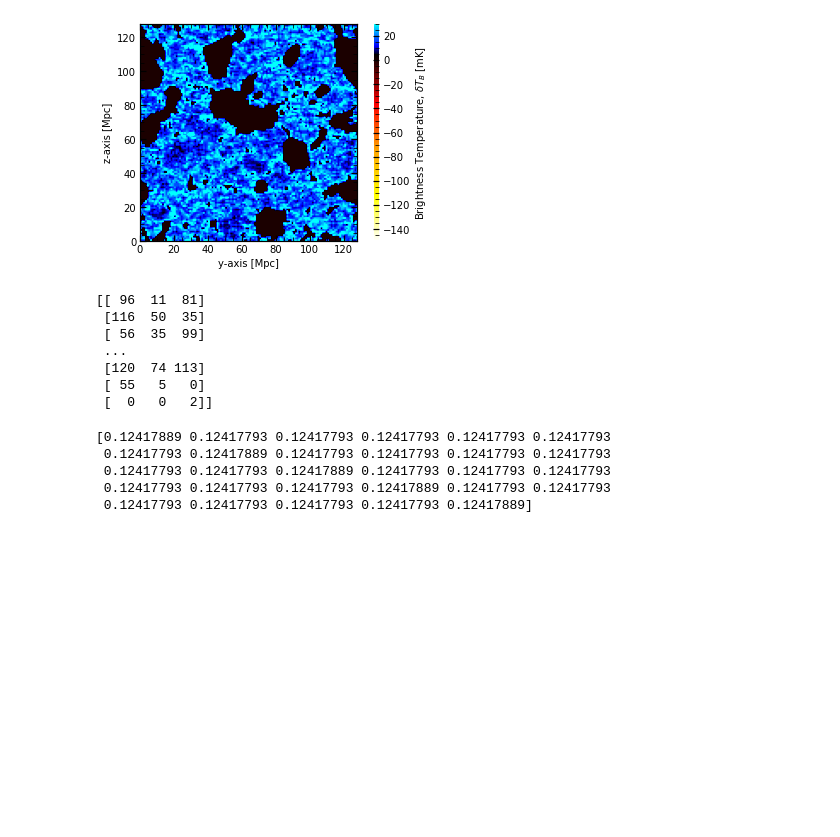
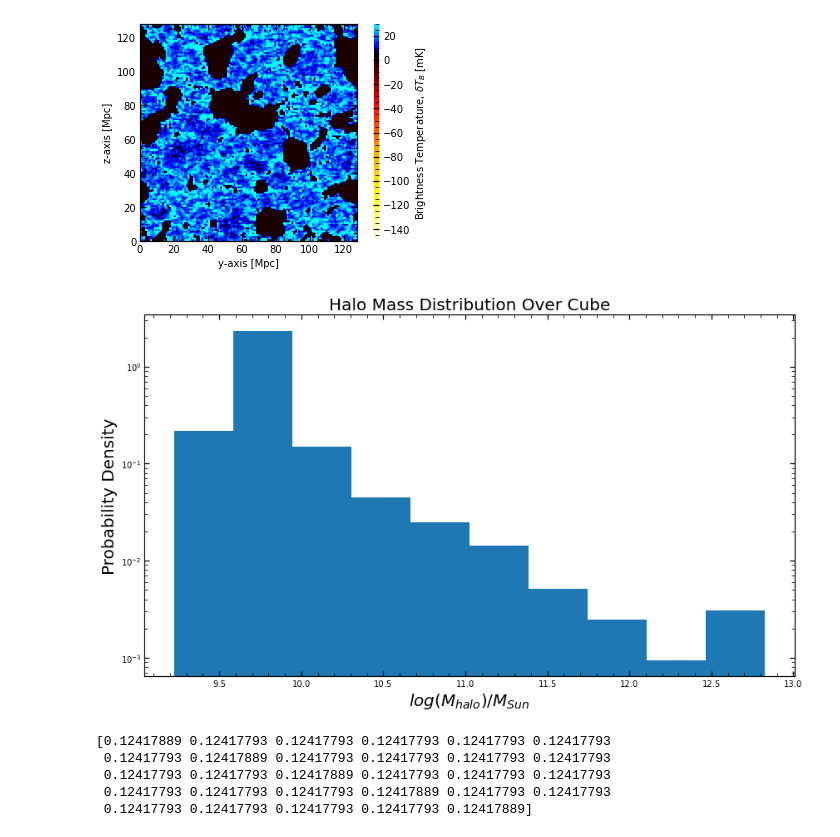
Before and after one commit to kenj19/PHYS459, a Jupyter notebook: read_coeval_boxes.ipynb, the cells around one changed output. Saved outputs shown, nothing was run; the diff lists cells and outputs as text; code cells hidden in the pictures; blank space fills up the shorter version.

```diff
--- a/read_coeval_boxes.ipynb
+++ b/read_coeval_boxes.ipynb
@@ -96,6 +96,20 @@ brightness_temp=p21c.brightness_temperature(ionized_box=ionized, perturbed_field
 p21c.plotting.coeval_sliceplot(brightness_temp, slice_index=0, slice_axis=0);
 # %% [output]
 [figure]
+# %%
+# Plot histogram of halo masses (look at different slices and over whole cube, should effectively be the same)
+fig, ax = plt.subplots(figsize=(14,8))
+halo_masses_cube = halos.halo_masses
+log_halo_masses=np.log10(halo_masses_cube)
+ax.hist(log_halo_masses,density=True)
+ax.set_yscale('log')
+#ax.set_xscale('log')
+ax.set_xlabel('$log(M_{halo}) / M_{Sun}$', fontsize = 20)
+ax.set_title('Halo Mass Distribution Over Cube', fontsize = 20)
+ax.set_ylabel('Probability Density', fontsize = 20);
+#fig.savefig('cube_halo_masses_dist.jpeg')
+# %% [output]
+[figure, added]
 # %%
 def vox_to_dist(box_len, HII_dim, vox_coords):
     dim = HII_dim*3
@@ -130,24 +157,24 @@ def get_neutral_coords(halo_low_res_coords, ionized_box):
 # List of sorted (in ascending mass) halo masses and corresponding indices, sort the halo_coords using use
 
 halo_masses_cube = halos.halo_masses
-sorted_halo_masses = np.sort(halo_masses_cube)
+halo_coords_cube = halos.halo_coords
 sorted_halo_masses_inds = np.argsort(halo_masses_cube)
-sorted_halo_coords = halos.halo_coords[sorted_halo_masses_inds]
+sorted_halo_masses = halo_masses_cube[sorted_halo_masses_inds]
+sorted_halo_coords = halo_coords_cube[sorted_halo_masses_inds]
 
 # Now compute the neutral and ionized coords, indices for whole box
 
-#halo_coords_low_res_float = np.array(sorted_halo_coords/3, dtype='int')
-halo_coords_low_res = sorted_halo_coords//3
+halo_coords_low_res = sorted_halo_coords//3 # scale down from high res to low res
 
 # obtain binarized data after applying 0.9 cutoff
 
 if 1:
     cutoff = 0.9
     y_0 = Ypred[0]
-    binarized_pred = y_0 # z = 0
+    binarized_pred = y_0
     sup_threshold_inds = (binarized_pred >= cutoff) # map to 1
     sub_threshold_inds = (binarized_pred < cutoff) # map to 0
-    binarized_pred[sup_threshold_inds] = 1 #
+    binarized_pred[sup_threshold_inds] = 1
     binarized_pred[sub_threshold_inds] = 0
     ionized_box = binarized_pred
 if 0:
@@ -157,21 +184,13 @@ neutral_halo_coords, neutral_halo_inds, ionized_halo_coords, ionized_halo_inds =
 
 # Get neutral/ionized halo coords in box and their masses
 
-halo_coords_high_res = sorted_halo_coords
-sorted_halo_masses = sorted_halo_masses
+#halo_coords_high_res = sorted_halo_coords
+#sorted_halo_masses = sorted_halo_masses
 
-n_halo_coords_box = halo_coords_low_res[neutral_halo_inds] # previously high_res_coords
+n_halo_coords_box = halo_coords_low_res[neutral_halo_inds] # keep in low res for plotting
 i_halo_coords_box = halo_coords_low_res[ionized_halo_inds]
 n_halo_masses_box = sorted_halo_masses[neutral_halo_inds]
 i_halo_masses_box = sorted_halo_masses[ionized_halo_inds]
-# %% [output]
-[[ 96  11  81]
- [116  50  35]
- [ 56  35  99]
- ...
- [120  74 113]
- [ 55   5   0]
- [  0   0   2]]
 # %%
 # unique masses to plot vertical lines on histogram
 
```
Also changed, not shown: parts of 9 cells of this notebook.
